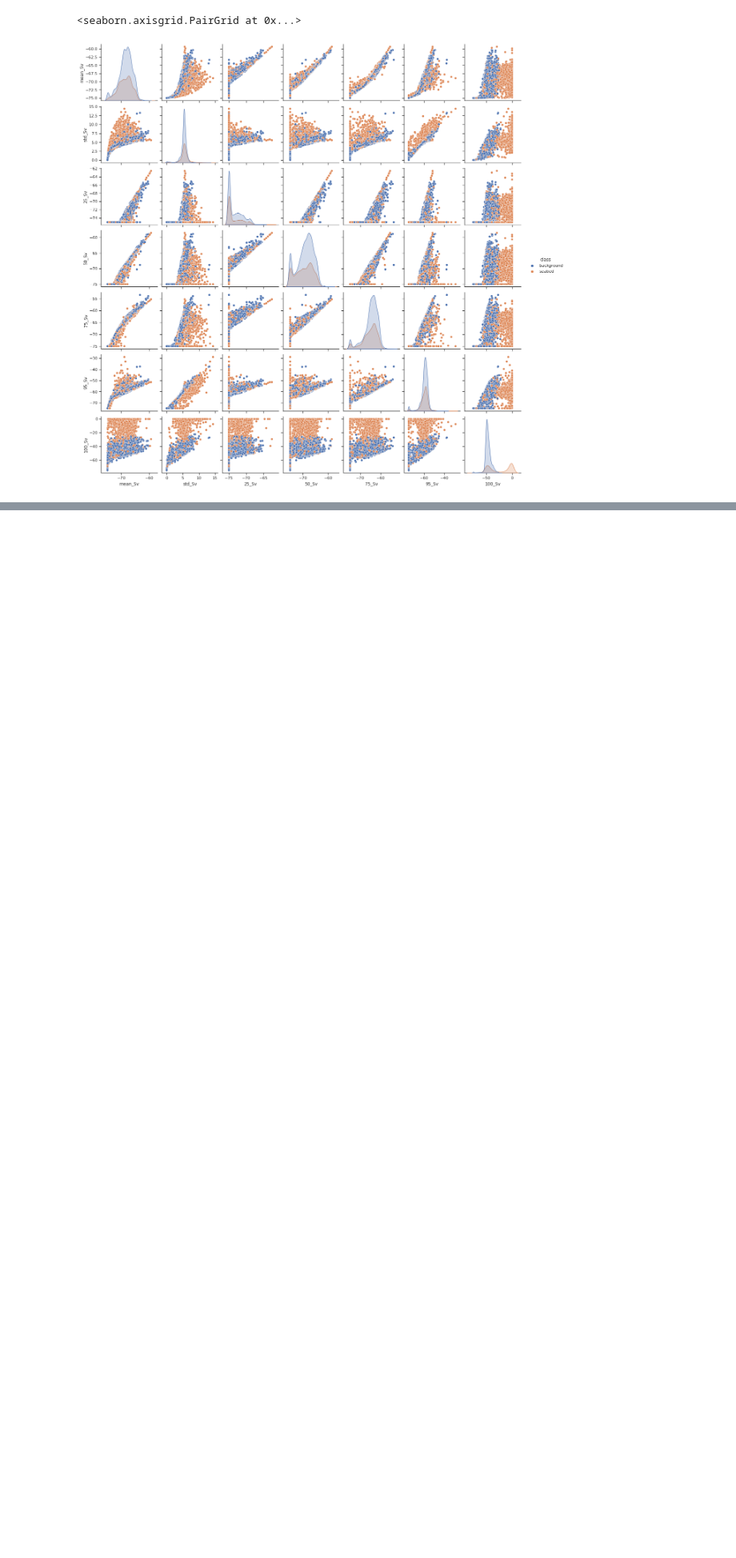
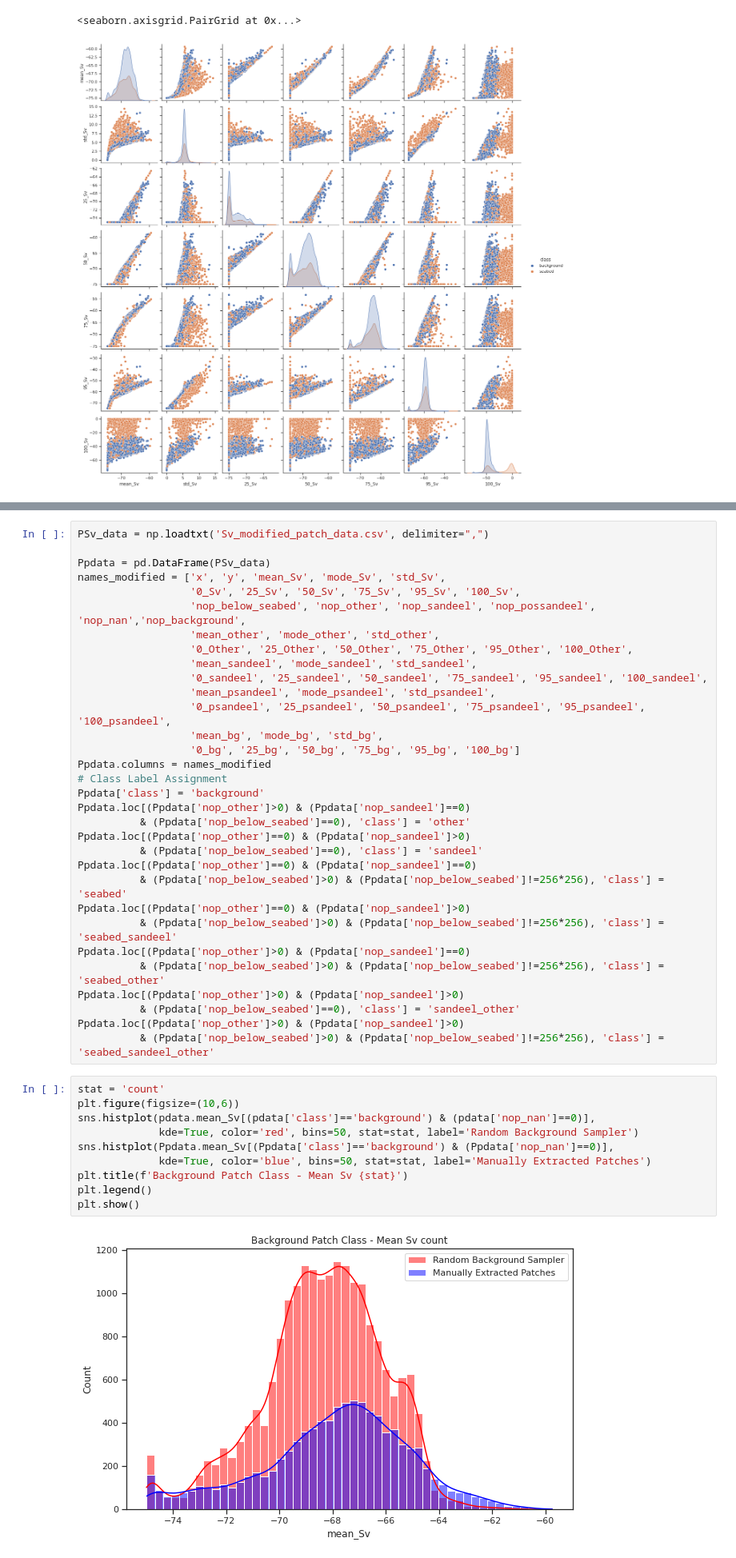
Before and after one commit to ahmetpala/UNET-Sampling, a Jupyter notebook: crimac_unet/Background Sampler.ipynb, the cells around one changed output, grey strips where cells are left out. Shown at 80% size. Saved outputs shown, nothing was run; the diff lists cells and outputs as text; blank space fills up the shorter version.

```diff
--- a/crimac_unet/Background Sampler.ipynb
+++ b/crimac_unet/Background Sampler.ipynb
@@ -563,0 +551,44 @@ pdata[pdata['nop_below_seabed']>0][pdata['class']=='background']
+# %%
+PSv_data = np.loadtxt('Sv_modified_patch_data.csv', delimiter=",")
+
+Ppdata = pd.DataFrame(PSv_data)
+names_modified = ['x', 'y', 'mean_Sv', 'mode_Sv', 'std_Sv',
+                  '0_Sv', '25_Sv', '50_Sv', '75_Sv', '95_Sv', '100_Sv',
+                  'nop_below_seabed', 'nop_other', 'nop_sandeel', 'nop_possandeel', 'nop_nan','nop_background',
+                  'mean_other', 'mode_other', 'std_other',
+                  '0_Other', '25_Other', '50_Other', '75_Other', '95_Other', '100_Other',
+                  'mean_sandeel', 'mode_sandeel', 'std_sandeel',
+                  '0_sandeel', '25_sandeel', '50_sandeel', '75_sandeel', '95_sandeel', '100_sandeel',
+                  'mean_psandeel', 'mode_psandeel', 'std_psandeel',
+                  '0_psandeel', '25_psandeel', '50_psandeel', '75_psandeel', '95_psandeel', '100_psandeel',
+                  'mean_bg', 'mode_bg', 'std_bg',
+                  '0_bg', '25_bg', '50_bg', '75_bg', '95_bg', '100_bg']
+Ppdata.columns = names_modified
+# Class Label Assignment
+Ppdata['class'] = 'background'
+Ppdata.loc[(Ppdata['nop_other']>0) & (Ppdata['nop_sandeel']==0)
+          & (Ppdata['nop_below_seabed']==0), 'class'] = 'other'
+Ppdata.loc[(Ppdata['nop_other']==0) & (Ppdata['nop_sandeel']>0)
+          & (Ppdata['nop_below_seabed']==0), 'class'] = 'sandeel'
+Ppdata.loc[(Ppdata['nop_other']==0) & (Ppdata['nop_sandeel']==0)
+          & (Ppdata['nop_below_seabed']>0) & (Ppdata['nop_below_seabed']!=256*256), 'class'] = 'seabed'
+Ppdata.loc[(Ppdata['nop_other']==0) & (Ppdata['nop_sandeel']>0)
+          & (Ppdata['nop_below_seabed']>0) & (Ppdata['nop_below_seabed']!=256*256), 'class'] = 'seabed_sandeel'
+Ppdata.loc[(Ppdata['nop_other']>0) & (Ppdata['nop_sandeel']==0)
+          & (Ppdata['nop_below_seabed']>0) & (Ppdata['nop_below_seabed']!=256*256), 'class'] = 'seabed_other'
+Ppdata.loc[(Ppdata['nop_other']>0) & (Ppdata['nop_sandeel']>0)
+          & (Ppdata['nop_below_seabed']==0), 'class'] = 'sandeel_other'
+Ppdata.loc[(Ppdata['nop_other']>0) & (Ppdata['nop_sandeel']>0)
+          & (Ppdata['nop_below_seabed']>0) & (Ppdata['nop_below_seabed']!=256*256), 'class'] = 'seabed_sandeel_other'
+# %%
+stat = 'count'
+plt.figure(figsize=(10,6))
+sns.histplot(pdata.mean_Sv[(pdata['class']=='background') & (pdata['nop_nan']==0)],
+             kde=True, color='red', bins=50, stat=stat, label='Random Background Sampler')
+sns.histplot(Ppdata.mean_Sv[(Ppdata['class']=='background') & (Ppdata['nop_nan']==0)],
+             kde=True, color='blue', bins=50, stat=stat, label='Manually Extracted Patches')
+plt.title(f'Background Patch Class - Mean Sv {stat}')
+plt.legend()
+plt.show()
+# %% [output]
+[figure, added]
```
Also changed, not shown: parts of 12 cells of this notebook, 1 other file.
